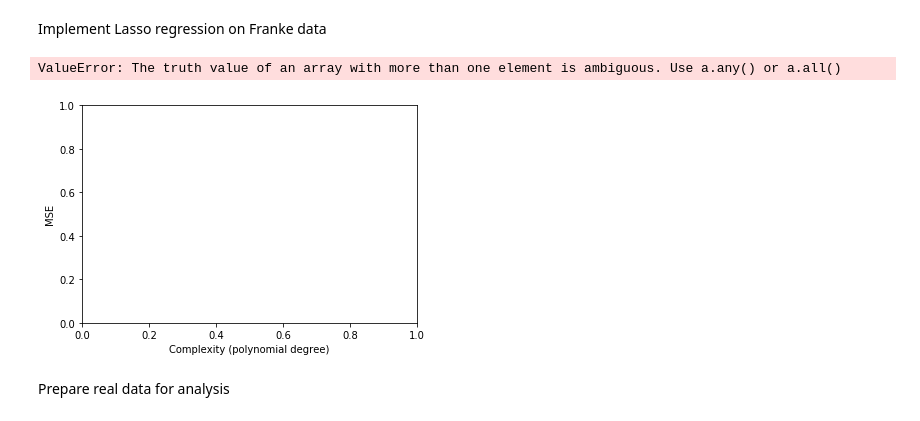
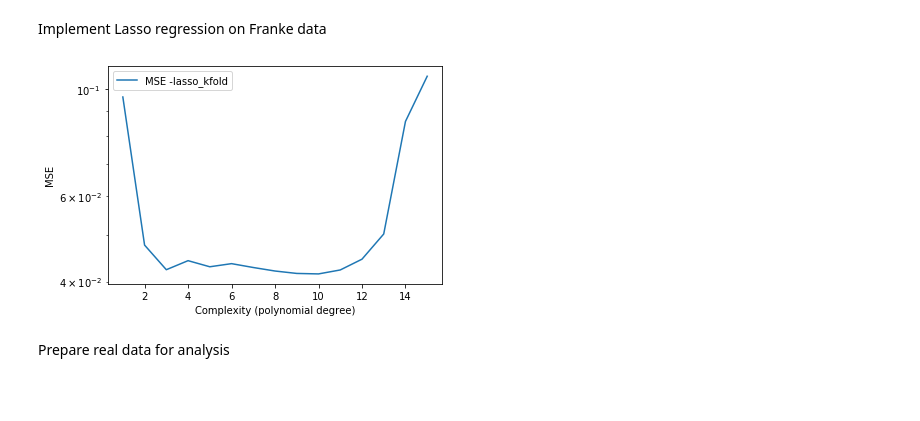
Before and after one commit to tellefs/ML-projects, a Jupyter notebook: project1/project1.ipynb, the cells around one changed output. Drawn from its saved outputs; the diff is of its cells as text; code cells hidden in the pictures; blank space fills up the shorter version.

Commit message:
added kfold

```diff
--- a/project1/project1.ipynb
+++ b/project1/project1.ipynb
@@ -291,37 +336,36 @@ def Lasso(x, y, z, n_lambda, max_degree, method):
             X = create_X(x, y, i)
             z_split = np.array_split(z, k_folds)
             X_split = np.array_split(X, k_folds)
             MSE_test_kfold_values = np.zeros(k_folds)
 
             for k in range(k_folds):
                 z_test = z_split[k]
                 z_train = np.concatenate(np.delete(z_split, k, 0))
 
                 X_test = X_split[k] #picks out the kth matrix from X
                 X_train = np.concatenate(np.delete(X_split, k, 0)) #deletes the kth matrix, and leaves the rest
 
-                clf_lasso = skl.Lasso(alpha=_lambda[], fit_intercept=False).fit(X_train, z_train)
+                clf_lasso = skl.Lasso(alpha=_lambda[i], fit_intercept=False, normalize=True, tol=0.1).fit(X_train, z_train)
                 beta_lasso_kfold = clf_lasso.coef_
 
                 z_tilde = X_train @ beta_lasso_kfold
                 z_predict = X_test @ beta_lasso_kfold
                 MSE_test_kfold_values[k] = MSE(z_test,z_predict)
 
             MSE_lasso_kfold[i] = np.mean(MSE_test_kfold_values)
 
         return MSE_lasso_kfold
 
 
 plt.figure()
 plt.ylabel('MSE')
 plt.xlabel('Complexity (polynomial degree)')
-plt.plot(degree, Lasso(x,y,z,n_lambda=10,max_degree=max_degree,method='k-fold_CV'), label='MSE -lasso_kfold')
+plt.plot(degree, Lasso(x,y,z,n_lambda=max_degree,max_degree=max_degree,method='k-fold_CV'), label='MSE -lasso_kfold')
 plt.yscale('log')
 plt.legend()
 plt.show()
 # %% [output]
-ValueError: The truth value of an array with more than one element is ambiguous. Use a.any() or a.all()
-[figure, old version]
+[figure, new version]
 # %% [markdown]
 Prepare real data for analysis
 # %% [markdown]
```
Also changed, not shown: parts of 3 cells of this notebook, 1 other file.
